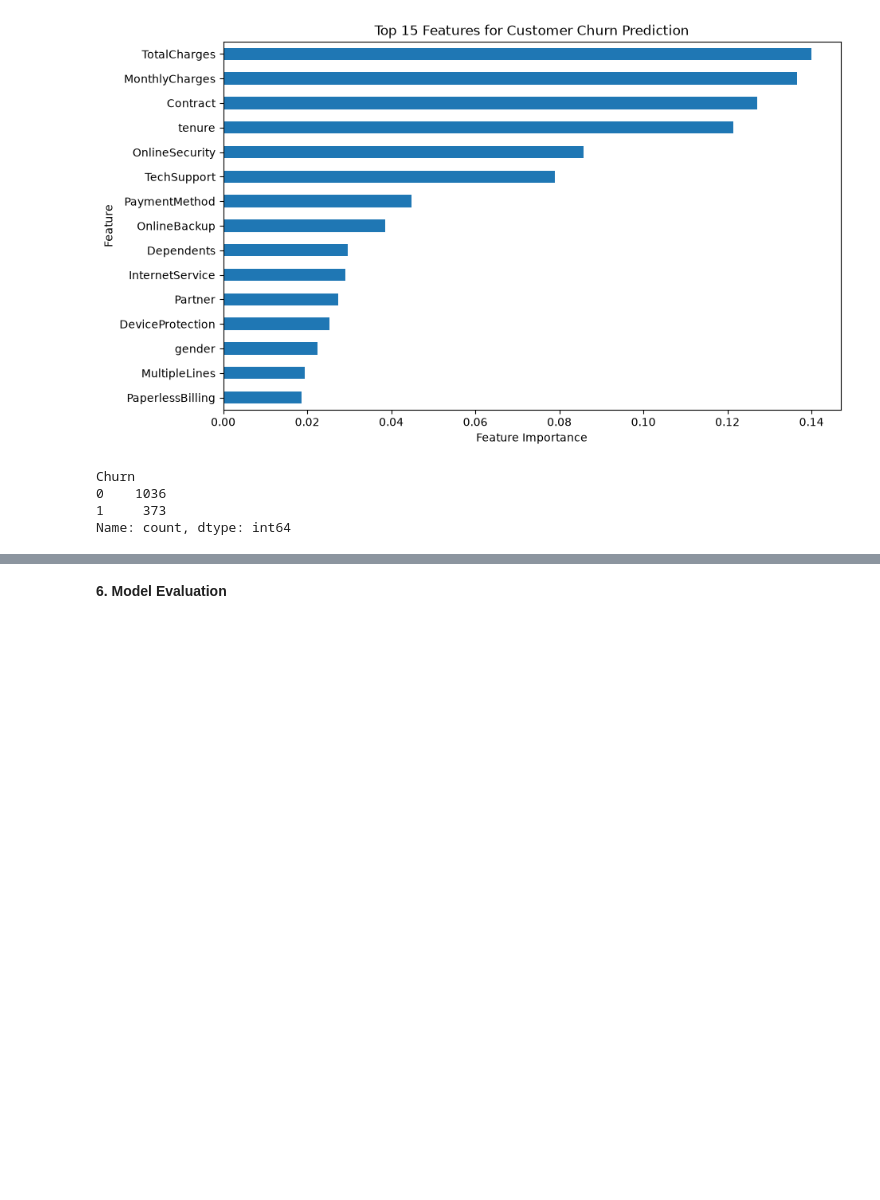
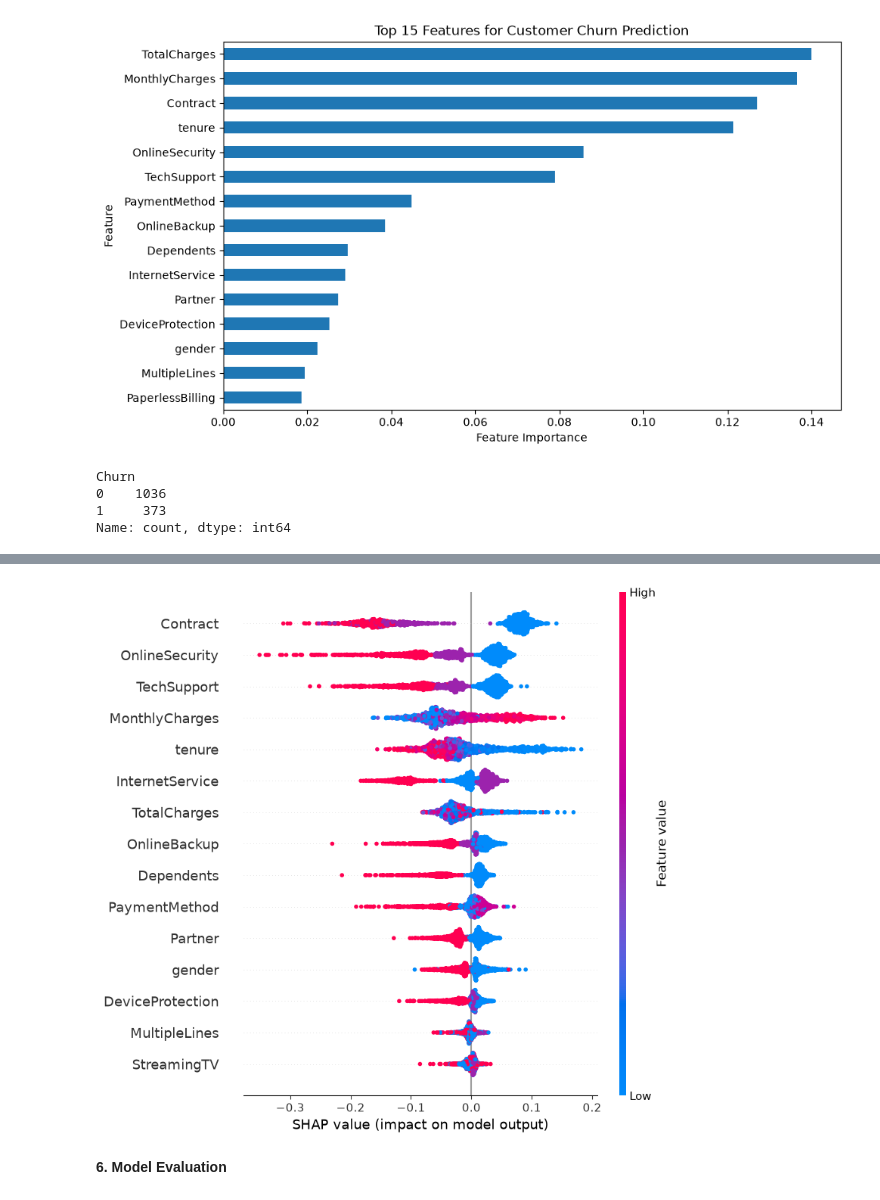
Before and after one commit to ZORAKEN/customer_churning, a Jupyter notebook: CODE.ipynb, the cells around one changed output, grey strips where cells are left out. Saved outputs shown, nothing was run; the diff lists cells and outputs as text; code cells hidden in the pictures; blank space fills up the shorter version.

Commit message:
add SHAP

```diff
--- a/CODE.ipynb
+++ b/CODE.ipynb
@@ -566,3 +591,15 @@ Name: count, dtype: int64
+# %%
+import shap
+explainer = shap.TreeExplainer(rfc)
+shap_values = explainer.shap_values(X_test)
+shap_values_churn = shap_values[:, :, 1] if len(shap_values.shape) == 3 else shap_values[1]
+shap.summary_plot(
+    shap_values_churn,
+    X_test,
+    max_display=15
+)
+# %% [output]
+[figure, added]
 # %% [markdown]
 **6. Model Evaluation**
 # %%
```
Also changed, not shown: parts of 2 cells of this notebook.
